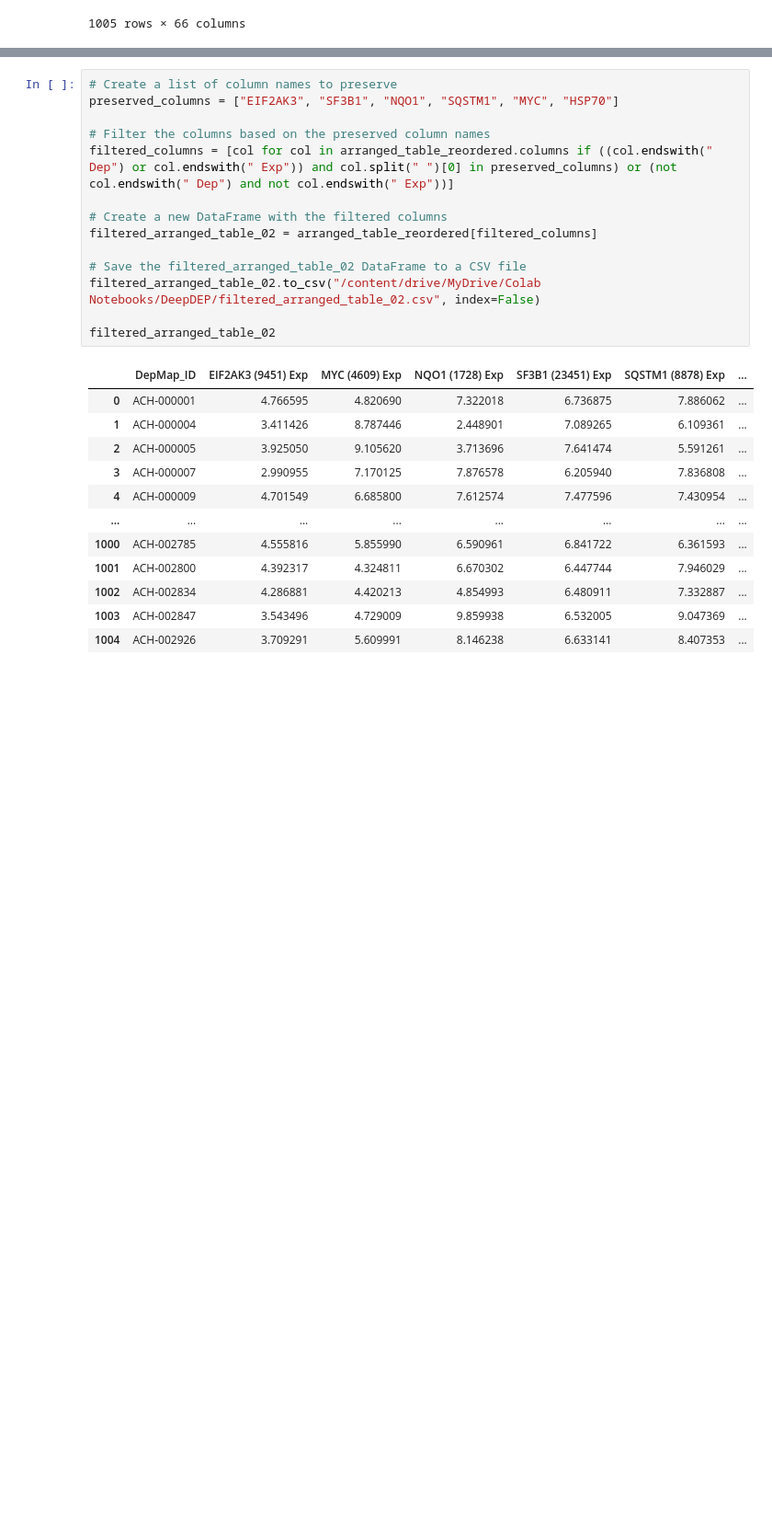
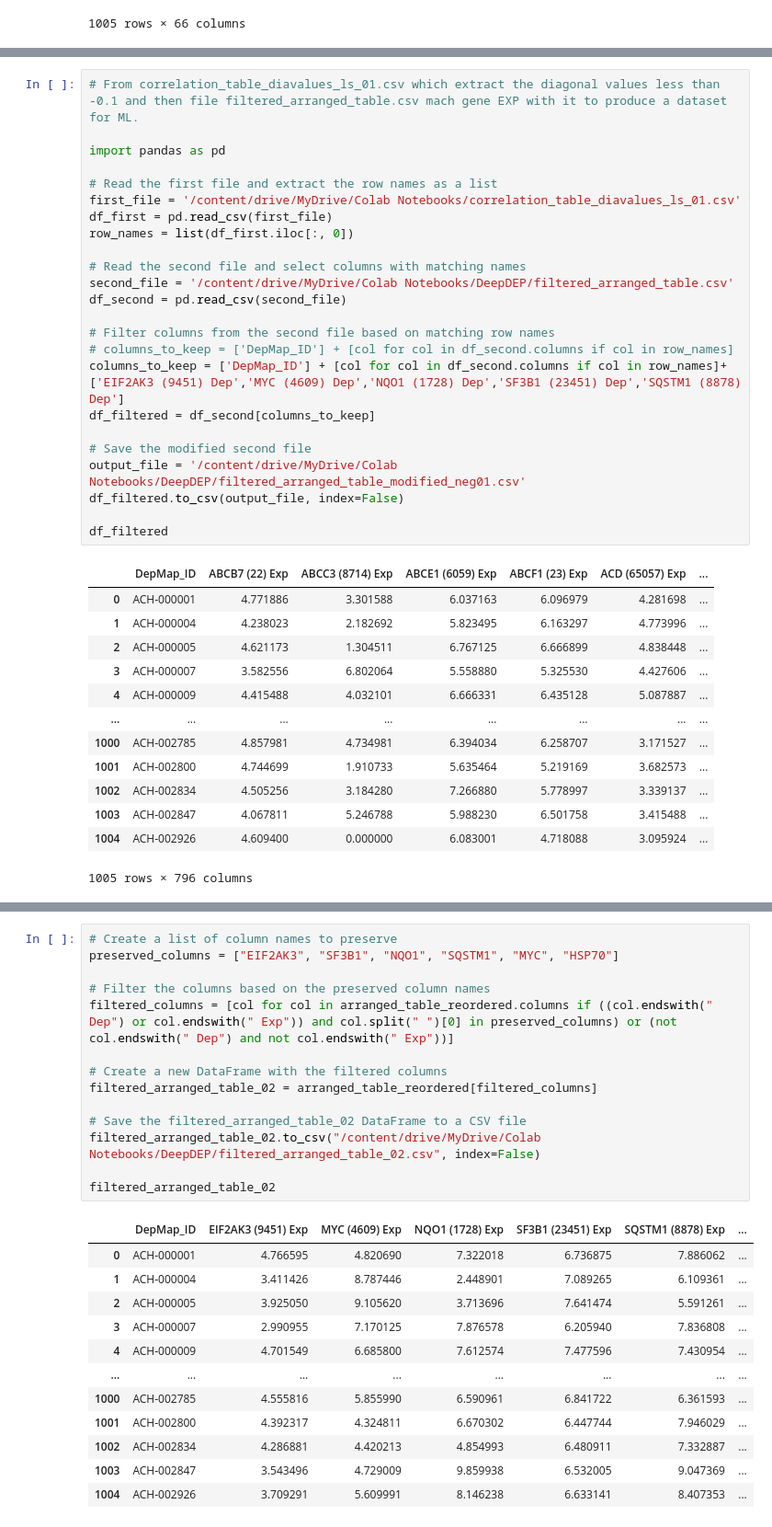
Before and after one commit to chingyaousf/Intern-project-2023, a Jupyter notebook: scripts/MLpredictionDep_01_data_construction.ipynb, the cells around one changed output, grey strips where cells are left out. Shown at 92% size. Drawn from its saved outputs; the diff is of its cells as text; blank space fills up the shorter version.

```diff
--- a/scripts/MLpredictionDep_01_data_construction.ipynb
+++ b/scripts/MLpredictionDep_01_data_construction.ipynb
@@ -257,0 +512,38 @@ df_filtered
+# %%
+# From correlation_table_diavalues_ls_01.csv which extract the diagonal values less than -0.1 and then file filtered_arranged_table.csv mach gene EXP with it to produce a dataset for ML.
+
+import pandas as pd
+
+# Read the first file and extract the row names as a list
+first_file = '/content/drive/MyDrive/Colab Notebooks/correlation_table_diavalues_ls_01.csv'
+df_first = pd.read_csv(first_file)
+row_names = list(df_first.iloc[:, 0])
+
+# Read the second file and select columns with matching names
+second_file = '/content/drive/MyDrive/Colab Notebooks/DeepDEP/filtered_arranged_table.csv'
+df_second = pd.read_csv(second_file)
+
+# Filter columns from the second file based on matching row names
+# columns_to_keep = ['DepMap_ID'] + [col for col in df_second.columns if col in row_names]
+columns_to_keep = ['DepMap_ID'] + [col for col in df_second.columns if col in row_names]+['EIF2AK3 (9451) Dep','MYC (4609) Dep','NQO1 (1728) Dep','SF3B1 (23451) Dep','SQSTM1 (8878) Dep']
+df_filtered = df_second[columns_to_keep]
+
+# Save the modified second file
+output_file = '/content/drive/MyDrive/Colab Notebooks/DeepDEP/filtered_arranged_table_modified_neg01.csv'
+df_filtered.to_csv(output_file, index=False)
+
+df_filtered
+# %% [output]
+|  | DepMap_ID | ABCB7 (22) Exp | ABCC3 (8714) Exp | ABCE1 (6059) Exp | ABCF1 (23) Exp | ACD (65057) Exp | ... |
+| 0 | ACH-000001 | 4.771886 | 3.301588 | 6.037163 | 6.096979 | 4.281698 | ... |
+| 1 | ACH-000004 | 4.238023 | 2.182692 | 5.823495 | 6.163297 | 4.773996 | ... |
+| 2 | ACH-000005 | 4.621173 | 1.304511 | 6.767125 | 6.666899 | 4.838448 | ... |
+| 3 | ACH-000007 | 3.582556 | 6.802064 | 5.558880 | 5.325530 | 4.427606 | ... |
+| 4 | ACH-000009 | 4.415488 | 4.032101 | 6.666331 | 6.435128 | 5.087887 | ... |
+| ... | ... | ... | ... | ... | ... | ... | ... |
+| 1000 | ACH-002785 | 4.857981 | 4.734981 | 6.394034 | 6.258707 | 3.171527 | ... |
+| 1001 | ACH-002800 | 4.744699 | 1.910733 | 5.635464 | 5.219169 | 3.682573 | ... |
+| 1002 | ACH-002834 | 4.505256 | 3.184280 | 7.266880 | 5.778997 | 3.339137 | ... |
+| 1003 | ACH-002847 | 4.067811 | 5.246788 | 5.988230 | 6.501758 | 3.415488 | ... |
+| 1004 | ACH-002926 | 4.609400 | 0.000000 | 6.083001 | 4.718088 | 3.095924 | ... |
+1005 rows × 796 columns
```
Also changed, not shown: parts of 8 cells of this notebook.
